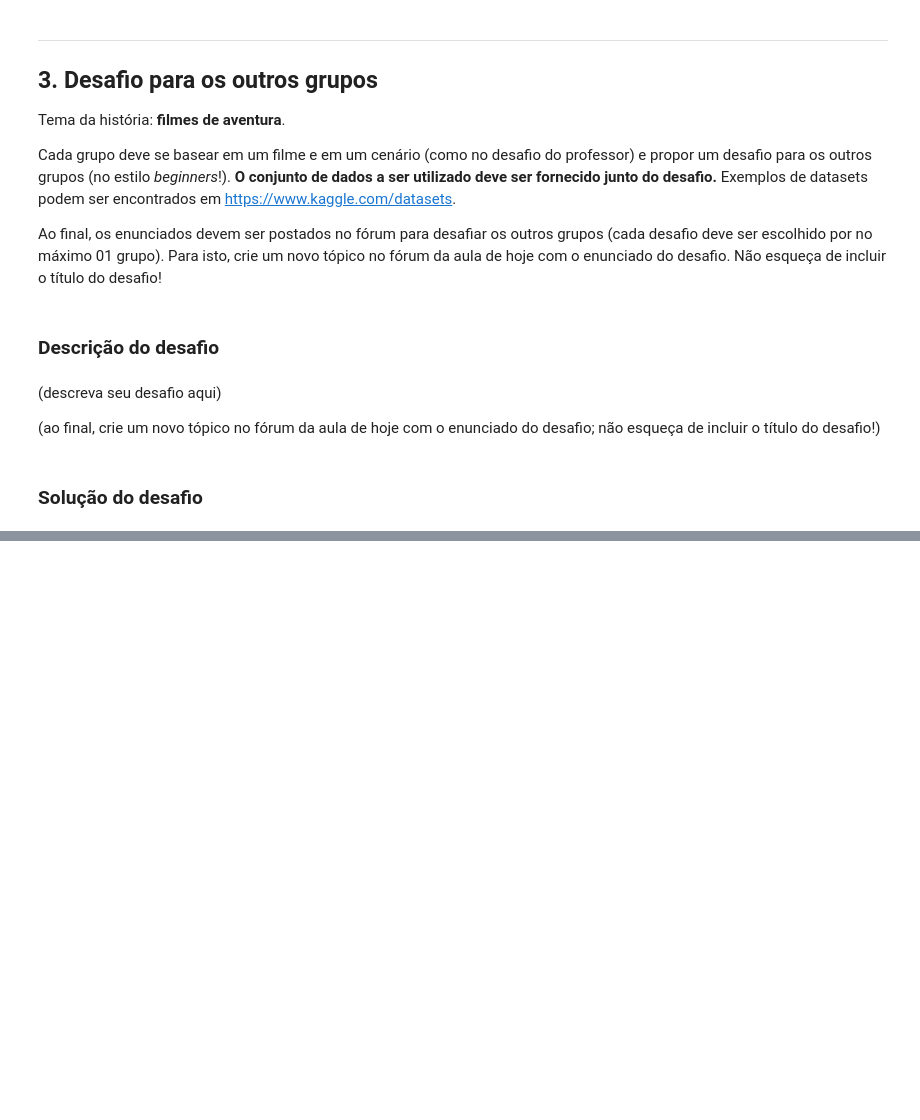
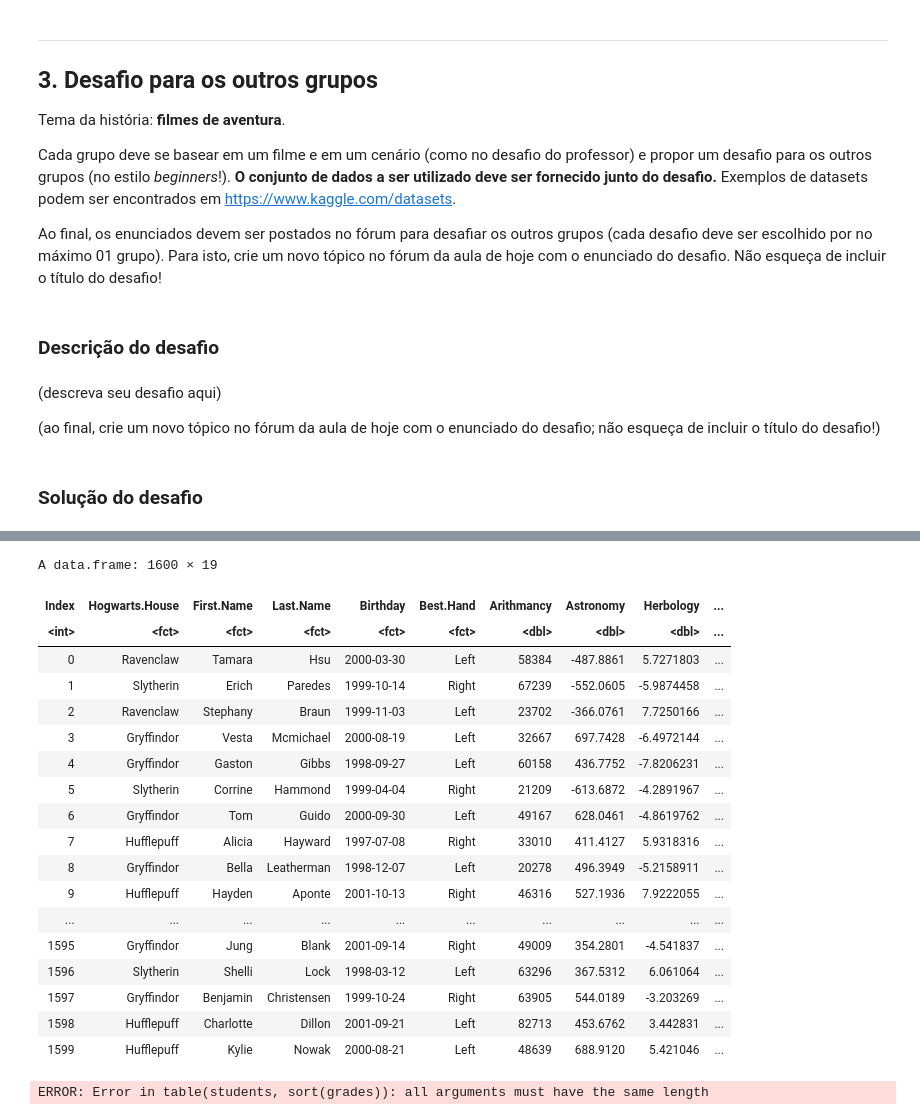
Before and after one commit to rafaelcalves/paradigmas_desafios, a Jupyter notebook: r/r_desafio.ipynb, the cells around one changed output, grey strips where cells are left out. Cells and saved outputs as stored; diff of their text form; code cells hidden in the pictures; blank space fills up the shorter version.

```diff
--- a/r/r_desafio.ipynb
+++ b/r/r_desafio.ipynb
@@ -391,0 +413,42 @@ Ao final, os enunciados devem ser postados no fórum para desafiar os outros gru
+# %%
+table = read.table('dataset_train.csv', sep=',', header=T, fill=T, quote="\"")
+table
+# %% [output]
+A data.frame: 1600 × 19
+| Index | Hogwarts.House | First.Name | Last.Name | Birthday | Best.Hand | Arithmancy | Astronomy | Herbology | ... |
+| <int> | <fct> | <fct> | <fct> | <fct> | <fct> | <dbl> | <dbl> | <dbl> | ... |
+| 0 | Ravenclaw | Tamara | Hsu | 2000-03-30 | Left | 58384 | -487.8861 | 5.7271803 | ... |
+| 1 | Slytherin | Erich | Paredes | 1999-10-14 | Right | 67239 | -552.0605 | -5.9874458 | ... |
+| 2 | Ravenclaw | Stephany | Braun | 1999-11-03 | Left | 23702 | -366.0761 | 7.7250166 | ... |
+| 3 | Gryffindor | Vesta | Mcmichael | 2000-08-19 | Left | 32667 | 697.7428 | -6.4972144 | ... |
+| 4 | Gryffindor | Gaston | Gibbs | 1998-09-27 | Left | 60158 | 436.7752 | -7.8206231 | ... |
+| 5 | Slytherin | Corrine | Hammond | 1999-04-04 | Right | 21209 | -613.6872 | -4.2891967 | ... |
+| 6 | Gryffindor | Tom | Guido | 2000-09-30 | Left | 49167 | 628.0461 | -4.8619762 | ... |
+| 7 | Hufflepuff | Alicia | Hayward | 1997-07-08 | Right | 33010 | 411.4127 | 5.9318316 | ... |
+| 8 | Gryffindor | Bella | Leatherman | 1998-12-07 | Left | 20278 | 496.3949 | -5.2158911 | ... |
+| 9 | Hufflepuff | Hayden | Aponte | 2001-10-13 | Right | 46316 | 527.1936 | 7.9222055 | ... |
+| ... | ... | ... | ... | ... | ... | ... | ... | ... | ... |
+| 1595 | Gryffindor | Jung | Blank | 2001-09-14 | Right | 49009 | 354.2801 | -4.541837 | ... |
+| 1596 | Slytherin | Shelli | Lock | 1998-03-12 | Left | 63296 | 367.5312 | 6.061064 | ... |
+| 1597 | Gryffindor | Benjamin | Christensen | 1999-10-24 | Right | 63905 | 544.0189 | -3.203269 | ... |
+| 1598 | Hufflepuff | Charlotte | Dillon | 2001-09-21 | Left | 82713 | 453.6762 | 3.442831 | ... |
+| 1599 | Hufflepuff | Kylie | Nowak | 2000-08-21 | Left | 48639 | 688.9120 | 5.421046 | ... |
+# %%
+table = read.table('dataset_train.csv', sep=',', header=T, fill=T, quote="\"")
+students <- table$First.Name[table$Hogwarts.House == "Gryffindor"]
+grades <- table$Potions[table$Hogwarts.House == "Gryffindor"]
+table(students, sort(grades))
+
+students <- table$First.Name[table$Hogwarts.House == "Slytherin"]
+grades <- table$Flying[table$Hogwarts.House == "Slytherin"]
+table(students, sort(grades))
+
+students <- table$First.Name[table$Hogwarts.House == "Ravenclaw"]
+grades <- table$Defense.Against.the.Dark.Arts[table$Hogwarts.House == "Ravenclaw"]
+table(students, sort(grades))
+
+students <- table$First.Name[table$Hogwarts.House == "Hufflepuff"]
+grades <- table$Transfiguration[table$Hogwarts.House == "Hufflepuff"]
+table(students, sort(grades))
+# %% [output]
+ERROR: Error in table(students, sort(grades)): all arguments must have the same length
```
Also changed, not shown: parts of 2 cells of this notebook, 1 other file.
